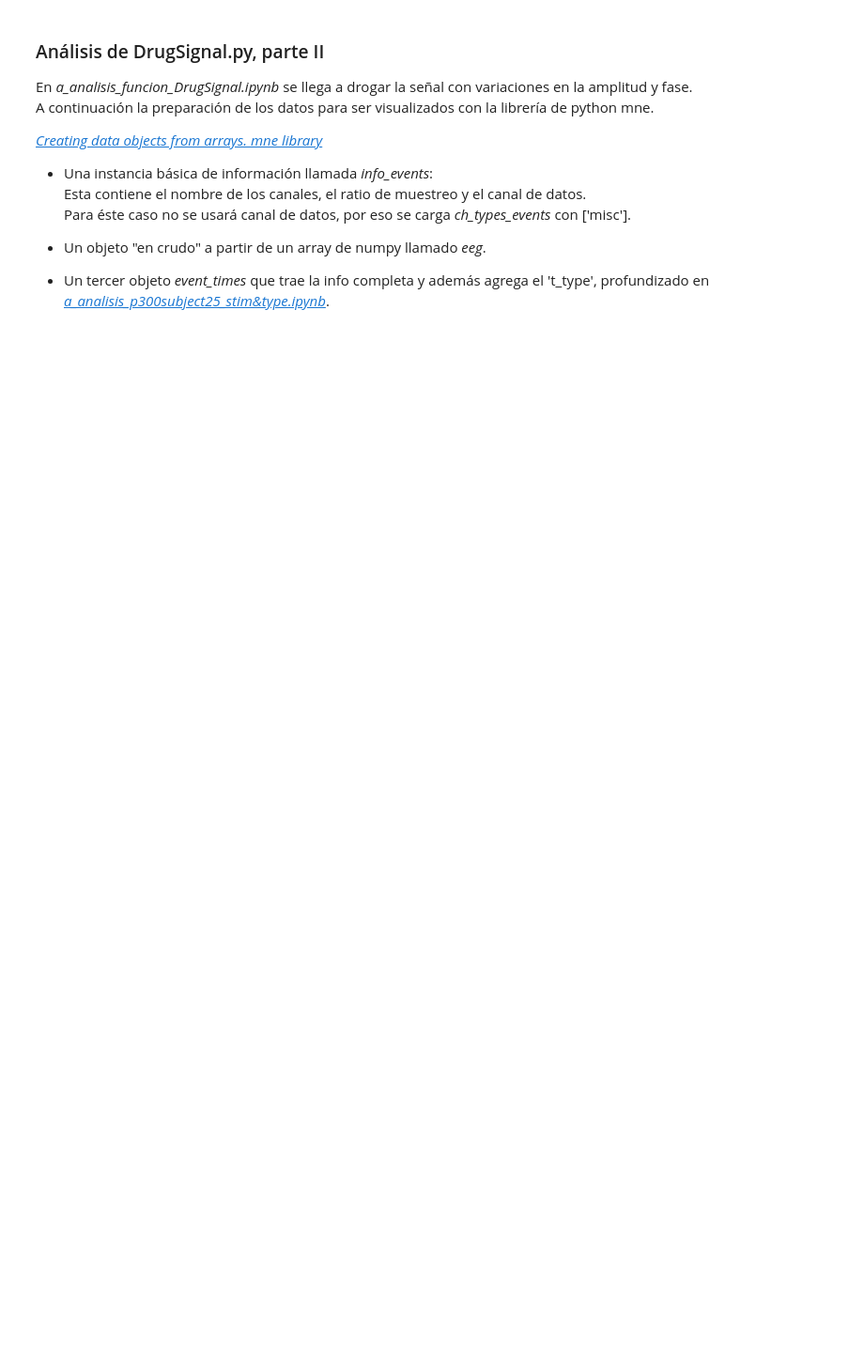
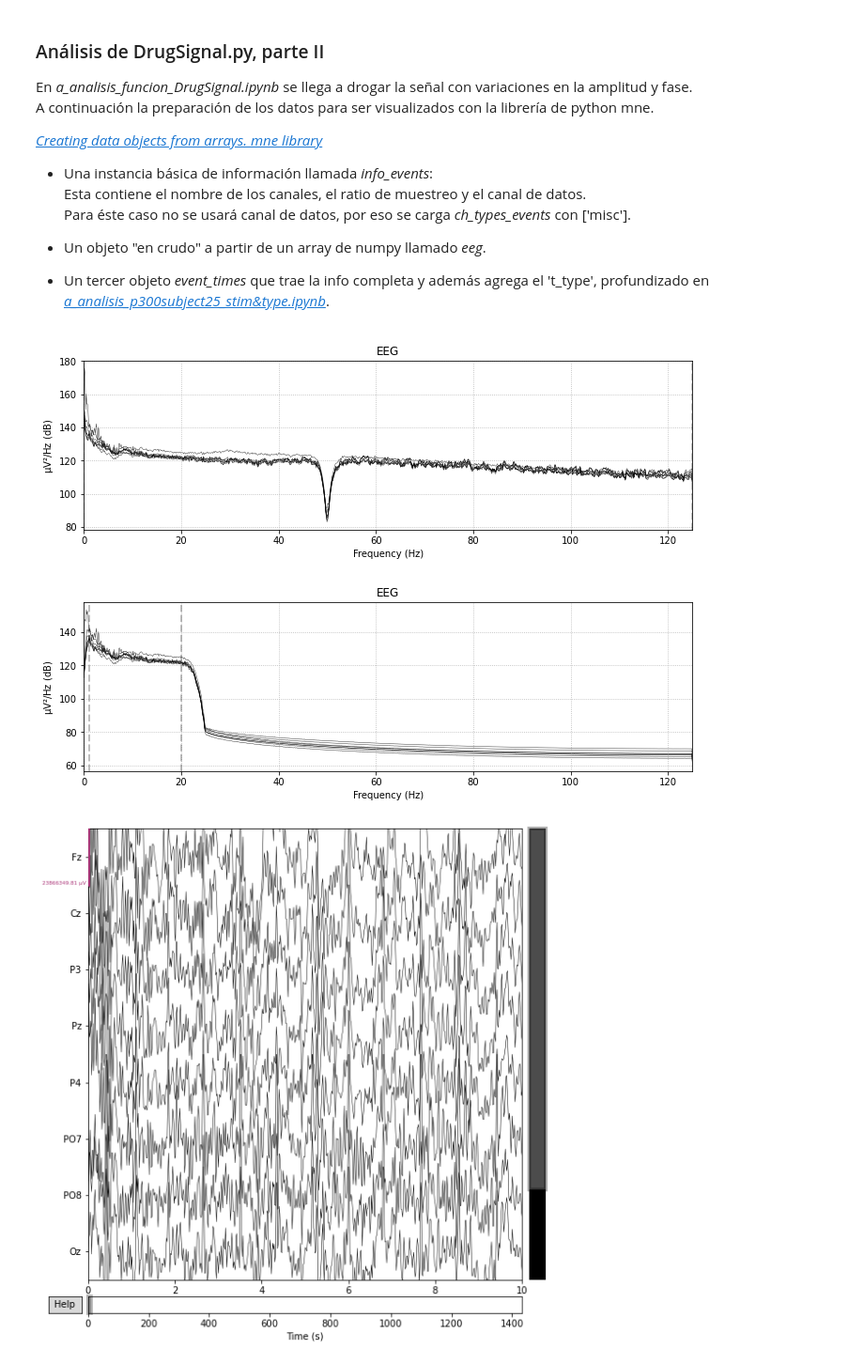
Before and after one commit to alexchavez1980/repo_tesis, a Jupyter notebook: a_analisis_DrugSignal_II.ipynb, the cells around one changed output. Shown at 94% size. Drawn from its saved outputs; the diff is of its cells as text; code cells hidden in the pictures; blank space fills up the shorter version.

```diff
--- a/a_analisis_DrugSignal_II.ipynb
+++ b/a_analisis_DrugSignal_II.ipynb
@@ -91,22 +91,43 @@ profundizado en [*a_analisis_p300subject25_stim&type.ipynb*](a_analisis_p300subj
 # %%
 ch_names=['Fz','Cz','P3','Pz','P4','PO7','PO8', 'Oz']                   # Los nombres de los canales
 ch_types= ['eeg'] * signal.shape[1]                                     # Un vector de tamaño 8 con el'eeg' repetido
 ch_names_events = ch_names + ['t_stim']+ ['t_type']                     # Le agrega  't_stim' y't_type'
 ch_types_events = ch_types + ['misc'] + ['misc']                        # Le agrega dos 'misc':
                                                                         # Channel types, default is 'misc' which is not a data channel.
                                                                         # Currently supported fields are ‘ecg’, ‘bio’, ‘stim’, ‘eog’, ‘misc’,
                                                                         # ‘seeg’, ‘dbs’, ‘ecog’, ‘mag’, ‘eeg’, ‘ref_meg’, ‘grad’, ‘emg’, ‘hbr’ or ‘hbo’.
                                                                         # If str, then all channels are assumed to be of the same type.
+#info = mne.create_info(ch_names, 250, ch_types=ch_types)
+#eeg_mne = mne.io.array.RawArray(signal.T, info)
+
 signal_events = np.concatenate([signal, t_stim, t_type],1)              # Se agrega a la señal drogada 't_stim' y 't_type'
 df_signal_events = a_fun.to_df(signal_events)
 info_events = mne.create_info(ch_names_events,250, ch_types_events)     # Acá crea los eventos.
 eeg = mne.io.RawArray(signal_events.T, info_events)                     # El objeto en crudo.
 
 # Do some basic signal processing (1-20 band pass filter)
-#fig=eeg.plot_psd()
+fig=eeg.plot_psd()
 eeg.filter(1,20)
-#fig=eeg.plot_psd()
+fig=eeg.plot_psd()
 event_times = mne.find_events(eeg, stim_channel='t_type')
-df_event_times = a_fun.to_df(event_times)
+eeg.plot(scalings='auto',n_channels=8,events=event_times,block=True)   # scalings=10e-05
+#======================================================================================================================================
+# In[1]
+if (np.unique(t_flash[:,0]).shape[0] != 4200):                          # evalúa si el "sample point id" de t_flash tiene el tamaño correcto.
+    u,c = np.unique( t_flash[:,0], return_counts=True)                  # u->Los elementos únicos. c->la cantidad de veces que se repiten.
+    dup = u[c>1]                                                        # dup->Los que estén repetidos mas de una vez.
 
-# eeg.plot(scalings='auto', n_channels=8, events=event_times, block=True)   # scalings=10e-05
+    for i in range(dup.shape[0]):
+        idx = np.where( t_flash[:,0] == dup[i] )[0][0]
+        t_flash[idx,0]  -= 1
+        t_flash[idx,1]  = 1
+        t_type[t_flash[idx,0]] = t_flash[idx,3]
+        t_stim[t_flash[idx,0]] = t_flash[idx,2]
+
+# In[1]:
+np.unique(t_flash[:,0]).shape
+assert  np.unique(t_flash[:,0]).shape[0] == 4200, 'Problem with experiment structure.  There aren''t enough events.'
+# %% [output]
+[figure, added]
+[figure, added]
+[figure, added]
```
Also changed, not shown: parts of 20 cells of this notebook.
